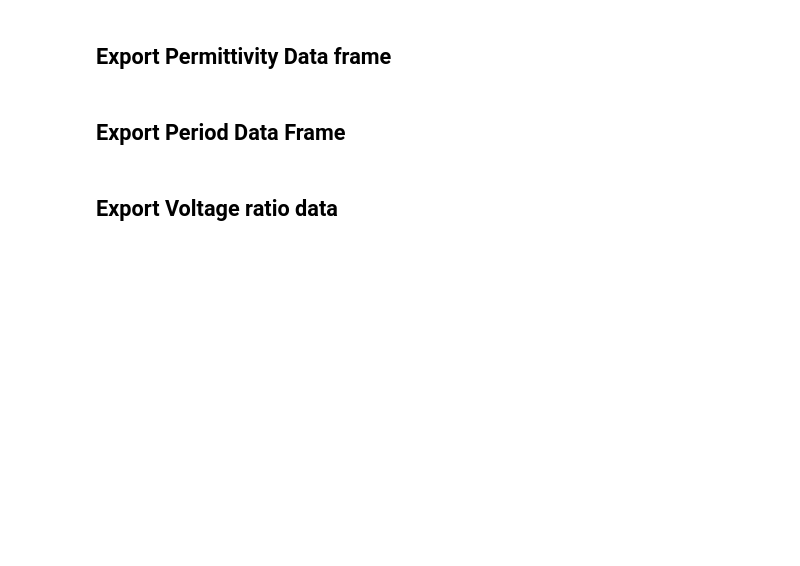
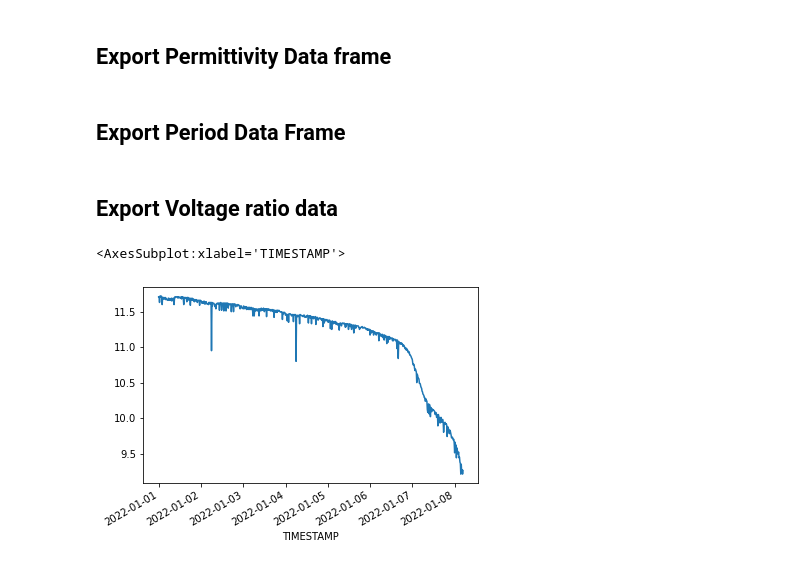
Before and after one commit to HamishBrownPFR/CropWaterAnalysis, a Jupyter notebook: Peas/TDRDataFramesSetUp.ipynb, the cells around one changed output. Drawn from its saved outputs; the diff is of its cells as text; code cells hidden in the pictures; blank space fills up the shorter version.

```diff
--- a/Peas/TDRDataFramesSetUp.ipynb
+++ b/Peas/TDRDataFramesSetUp.ipynb
@@ -57,6 +57,11 @@ Period.to_pickle('.\DataFrames\SoilPeriod.pkl')
 # %%
 VR = Data.VoltageRatio.loc['2014-11-05 08:00:00':]
 VR.to_pickle('.\DataFrames\SoilVR.pkl')
+# %%
+AllData.loc['2022-01-01':,'BattV_Avg'].plot()
+# %% [output]
+<AxesSubplot:xlabel='TIMESTAMP'>
+[figure, added]
 # %%
 import matplotlib.pyplot as plt
 Data.loc['2015-10-12':,:].VolumetricWaterContent.loc[:,('D5','2D')].plot()
```
Also changed, not shown: parts of 1 cell of this notebook, 4 other files.
